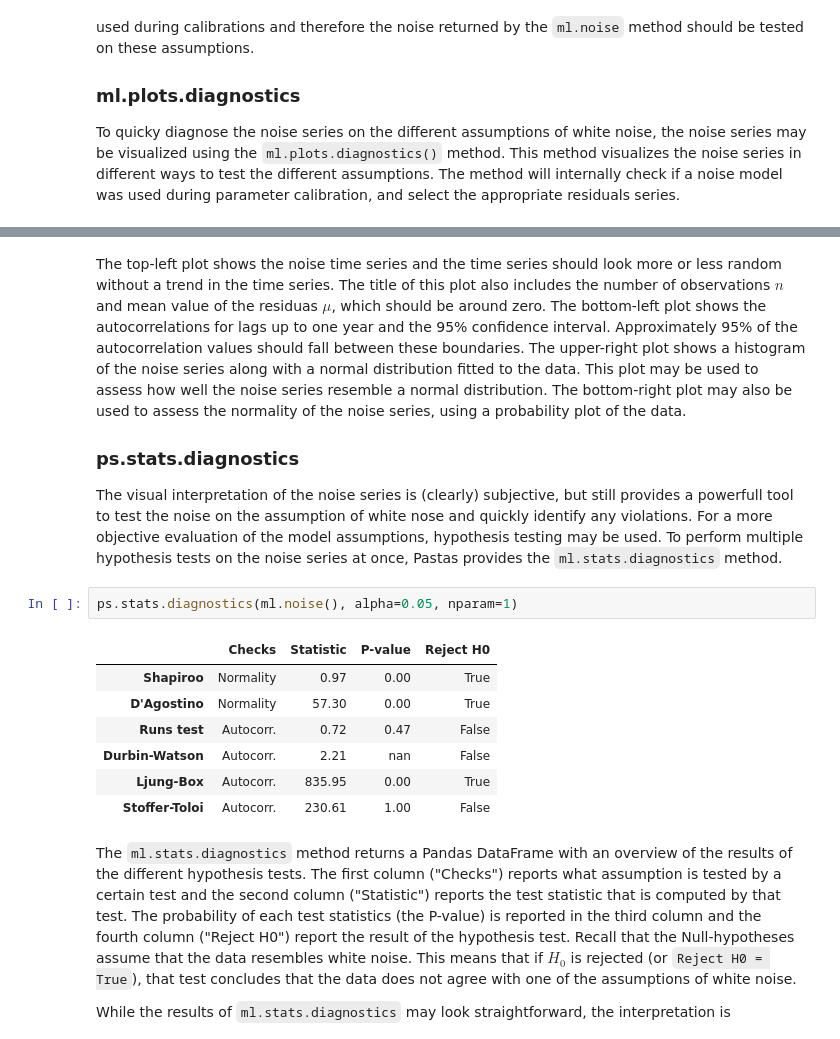
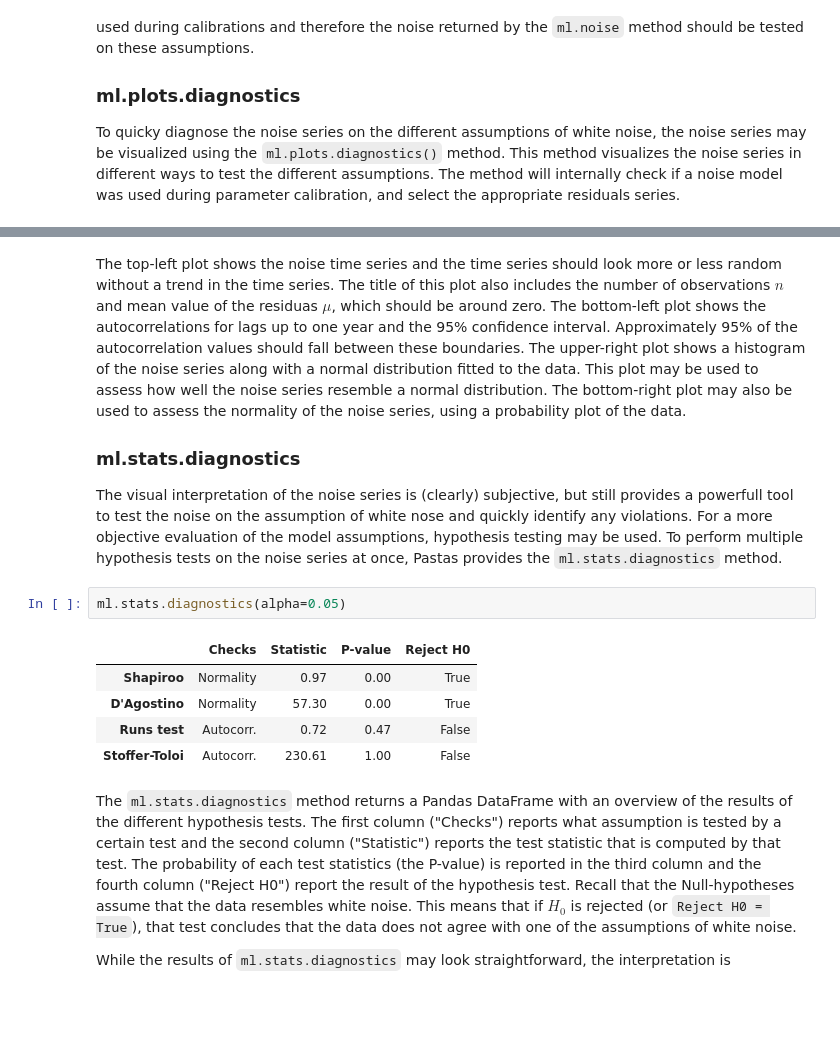
Before and after one commit to pastas/pastas, a Jupyter notebook: examples/notebooks/4_diagnostic_checking.ipynb, the cells around one changed output, grey strips where cells are left out. Cells and saved outputs as stored; diff of their text form; blank space fills up the shorter version.

Commit message:
Simplify tests and add ml.stats.diagnostics

```diff
--- a/examples/notebooks/4_diagnostic_checking.ipynb
+++ b/examples/notebooks/4_diagnostic_checking.ipynb
@@ -78,17 +78,15 @@ ml.plots.diagnostics();
 # %% [markdown]
 The top-left plot shows the noise time series and the time series should look more or less random without a trend in the time series. The title of this plot also includes the number of observations $n$ and mean value of the residuas $\mu$, which should be around zero. The bottom-left plot shows the autocorrelations for lags up to one year and the 95% confidence interval. Approximately 95% of the autocorrelation values should fall between these boundaries. The upper-right plot shows a histogram of the noise series along with a normal distribution fitted to the data. This plot may be used to assess how well the noise series resemble a normal distribution. The bottom-right plot may also be used to assess the normality of the noise series, using a probability plot of the data.
 
-### ps.stats.diagnostics
+### ml.stats.diagnostics
 The visual interpretation of the noise series is (clearly) subjective, but still provides a powerfull tool to test the noise on the assumption of white nose and quickly identify any violations. For a more objective evaluation of the model assumptions, hypothesis testing may be used. To perform multiple hypothesis tests on the noise series at once, Pastas provides the `ml.stats.diagnostics` method.
 # %%
-ps.stats.diagnostics(ml.noise(), alpha=0.05, nparam=1)
+ml.stats.diagnostics(alpha=0.05)
 # %% [output]
 |  | Checks | Statistic | P-value | Reject H0 |
 | Shapiroo | Normality | 0.97 | 0.00 | True |
 | D'Agostino | Normality | 57.30 | 0.00 | True |
 | Runs test | Autocorr. | 0.72 | 0.47 | False |
-| Durbin-Watson | Autocorr. | 2.21 | nan | False |
-| Ljung-Box | Autocorr. | 835.95 | 0.00 | True |
 | Stoffer-Toloi | Autocorr. | 230.61 | 1.00 | False |
 # %% [markdown]
 The `ml.stats.diagnostics` method returns a Pandas DataFrame with an overview of the results of the different hypothesis tests. The first column ("Checks") reports what assumption is tested by a certain test and the second column ("Statistic") reports the test statistic that is computed by that test. The probability of each test statistics (the P-value) is reported in the third column and the fourth column ("Reject H0") report the result of the hypothesis test. Recall that the Null-hypotheses assume that the data resembles white noise. This means that if $H_0$ is rejected (or `Reject H0 = True`), that test concludes that the data does not agree with one of the assumptions of white noise.
```
Also changed, not shown: parts of 9 cells of this notebook, 2 other files.
